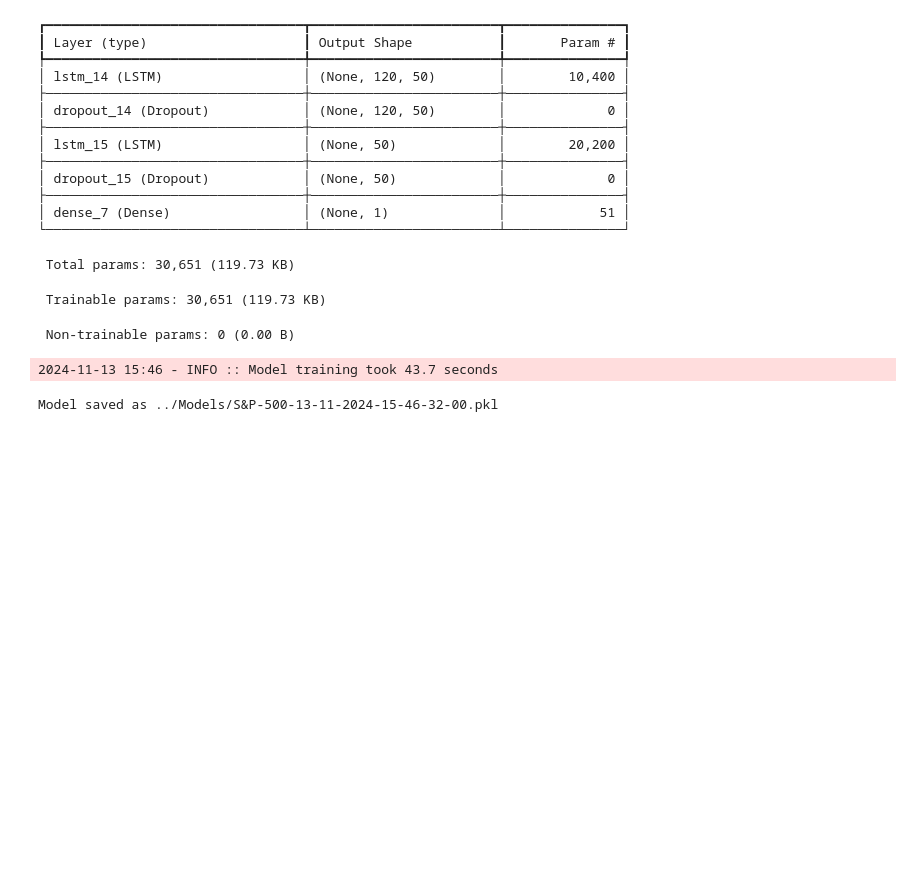
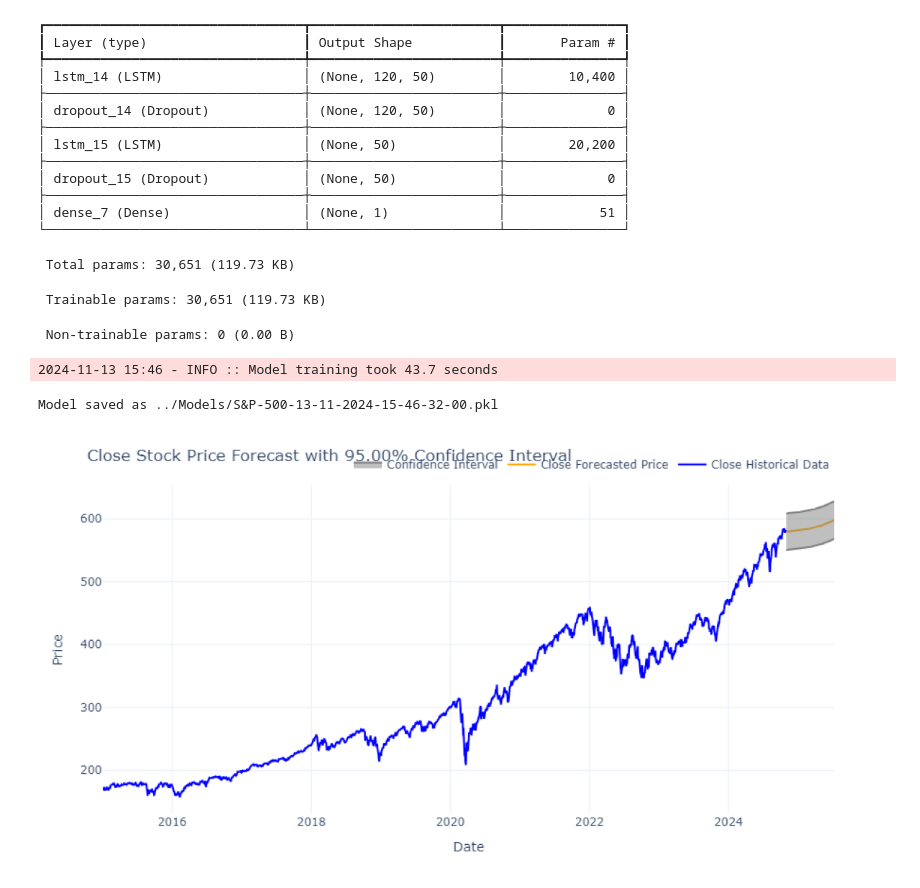
Before and after one commit to Yosef-ft/Portfolio-Management, a Jupyter notebook: notebooks/forecast.ipynb, the cells around one changed output. Cells and saved outputs as stored; diff of their text form; code cells hidden in the pictures; blank space fills up the shorter version.

```diff
--- a/notebooks/forecast.ipynb
+++ b/notebooks/forecast.ipynb
@@ -246,5 +256,10 @@ forecast_sp500 = model_util.lstm_predict_future(sp500, 'Close', '../Models/S&P-5
 forecast_sp500['Close'] = forecast_sp500['Close'].apply(lambda x: x[0][0])
 # %%
 model_util.plot_forecast('Close', sp500, forecast_sp500, 0.05)
+# %%
+file_path = '../Result/close_price_forecast_sp500.png'
+Plots.show_image(file_path)
+# %% [output]
+[figure, added]
 # %%
 sp500_price = pd.concat([pd.DataFrame(sp500['Close']), forecast_sp500], axis=0)
```
Also changed, not shown: parts of 6 cells of this notebook.
